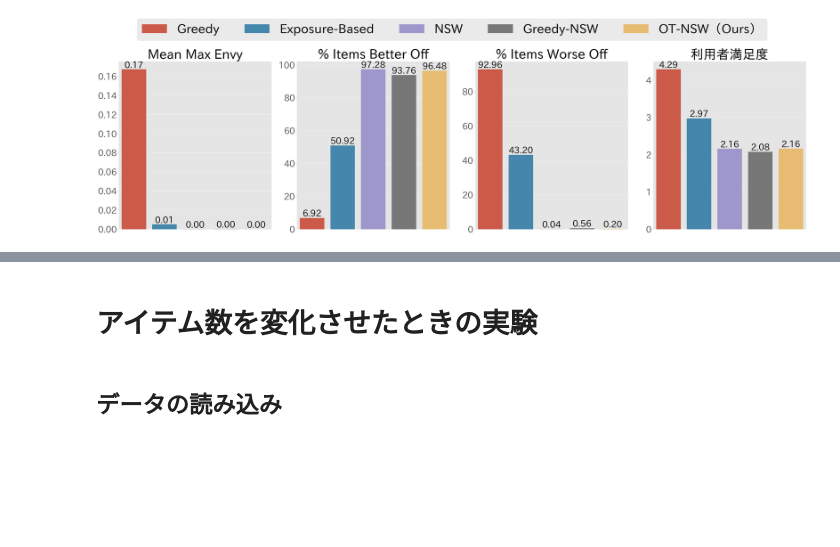
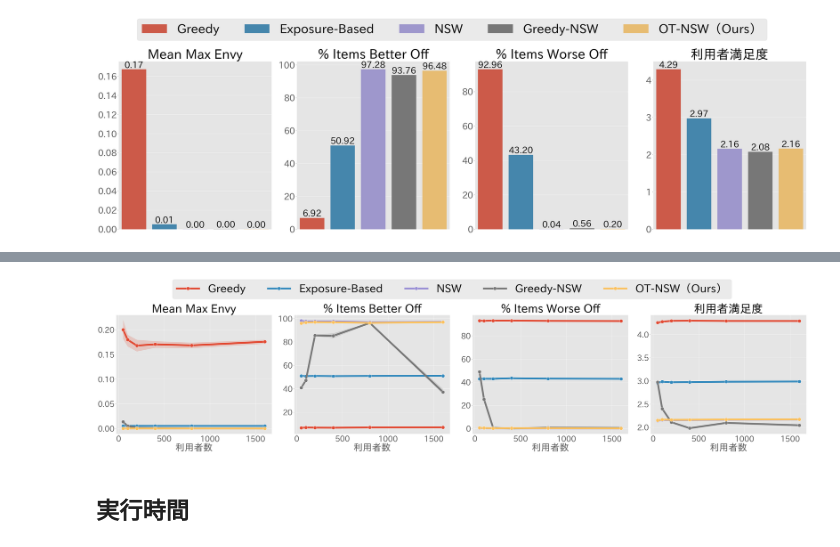
Before and after one commit to tubo213/nsw-with-optimal-transport, a Jupyter notebook: notebook/plot.ipynb, the cells around one changed output, grey strips where cells are left out. Drawn from its saved outputs; the diff is of its cells as text; code cells hidden in the pictures; blank space fills up the shorter version.

```diff
--- a/notebook/plot.ipynb
+++ b/notebook/plot.ipynb
@@ -191,4 +287,6 @@ fig.legend(
+# %%
+plot_fairness_and_user_utils(varying_user_size_result, x="generator_n_query", xlabel="利用者数")
+# %% [output]
+[figure, added]
 # %% [markdown]
-# アイテム数を変化させたときの実験
+## 実行時間
-# %% [markdown]
-## データの読み込み
```
Also changed, not shown: parts of 20 cells of this notebook.
